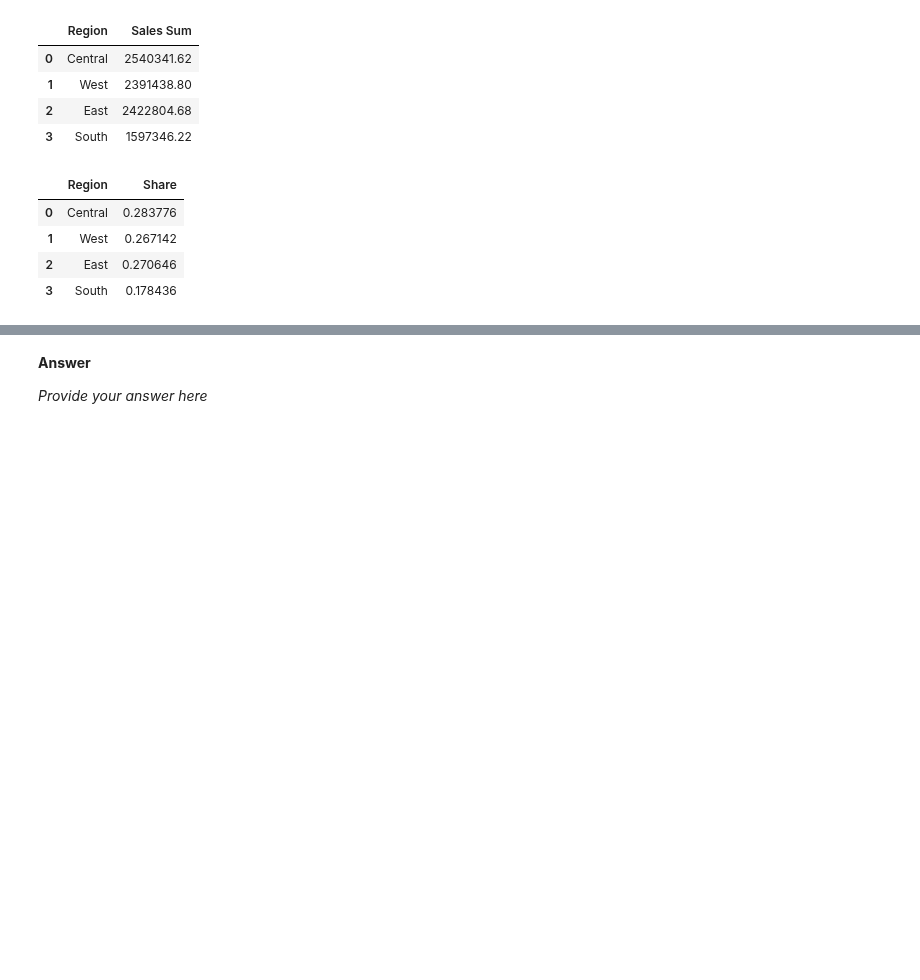
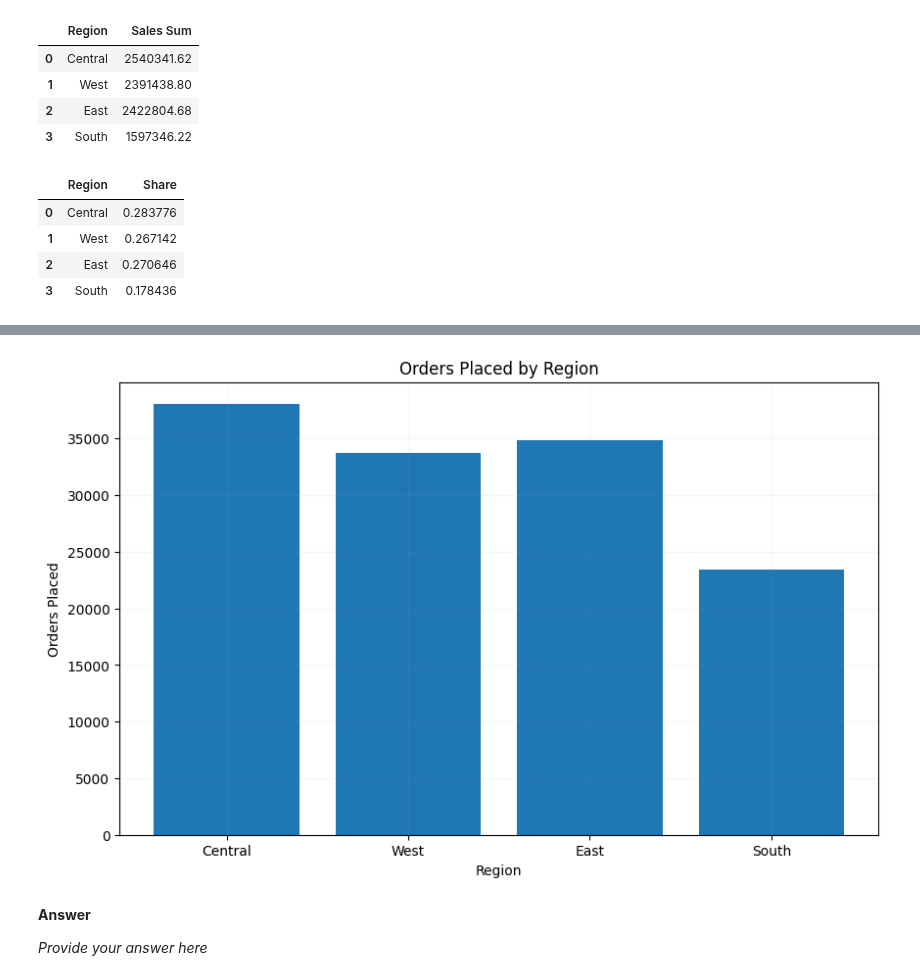
Before and after one commit to laglead/IS834_Fall_2026, a Jupyter notebook: Session 03 - Pandas I - Importing and Exploration/03_Analytics_with_pandas.ipynb, the cells around one changed output, grey strips where cells are left out. Cells and saved outputs as stored; diff of their text form; code cells hidden in the pictures; blank space fills up the shorter version.

```diff
--- a/Session 03 - Pandas I - Importing and Exploration/03_Analytics_with_pandas.ipynb
+++ b/Session 03 - Pandas I - Importing and Exploration/03_Analytics_with_pandas.ipynb
@@ -997,3 +1009,16 @@ pd.DataFrame(c)
+# %%
+import matplotlib.pyplot as plt
+
+dfc.Region
+plt.figure(figsize=(10, 6))
+plt.bar(dfc.Region, dfc['Orders Placed'])
+plt.title('Orders Placed by Region')
+plt.xlabel('Region')
+plt.ylabel('Orders Placed')
+plt.grid(True, alpha=.1)
+plt.show()
+# %% [output]
+[figure, added]
 # %% [markdown]
 **Answer**
 
```
Also changed, not shown: parts of 4 cells of this notebook.
